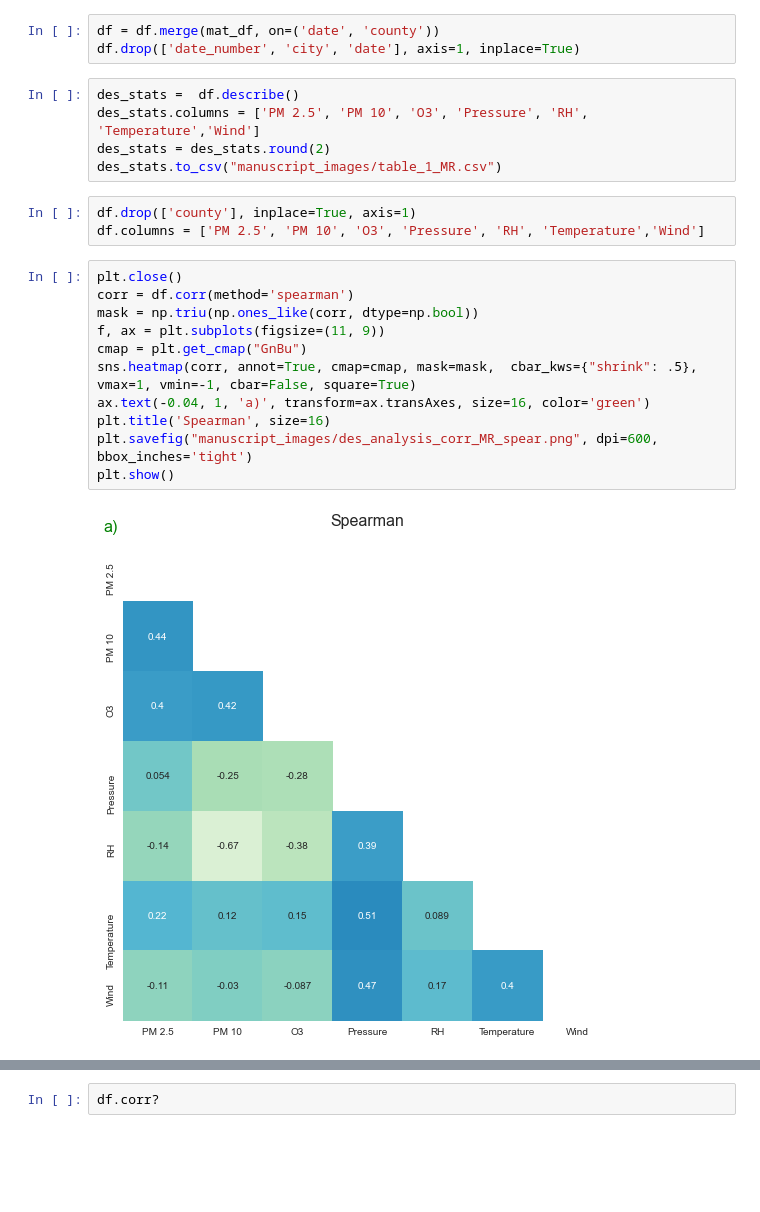
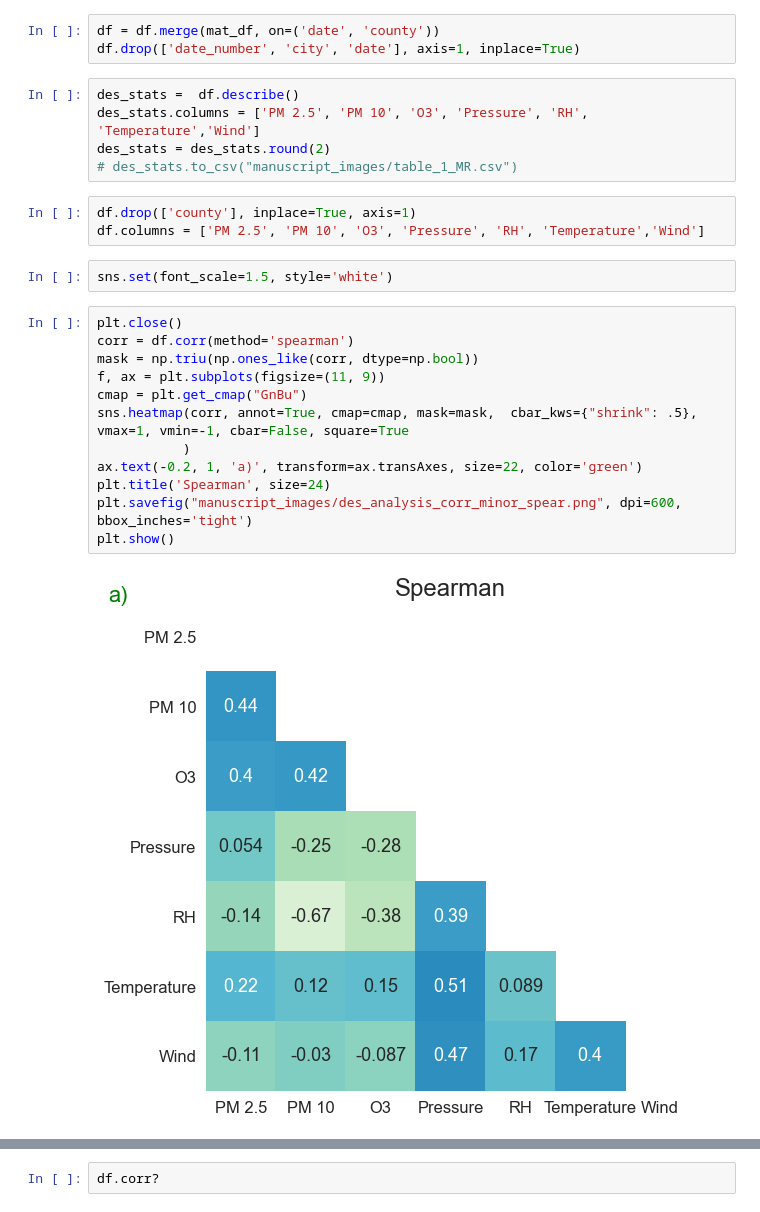
Before and after one commit to newtein/pollution_science, a Jupyter notebook: descriptive_analysis_MR.ipynb, the cells around one changed output, grey strips where cells are left out. Cells and saved outputs as stored; diff of their text form; blank space fills up the shorter version.

```diff
--- a/descriptive_analysis_MR.ipynb
+++ b/descriptive_analysis_MR.ipynb
@@ -84,23 +84,26 @@ df.drop(['date_number', 'city', 'date'], axis=1, inplace=True)
 des_stats =  df.describe()
 des_stats.columns = ['PM 2.5', 'PM 10', 'O3', 'Pressure', 'RH', 'Temperature','Wind']
 des_stats = des_stats.round(2)
-des_stats.to_csv("manuscript_images/table_1_MR.csv")
+# des_stats.to_csv("manuscript_images/table_1_MR.csv")
 # %%
 df.drop(['county'], inplace=True, axis=1)
 df.columns = ['PM 2.5', 'PM 10', 'O3', 'Pressure', 'RH', 'Temperature','Wind']
+# %%
+sns.set(font_scale=1.5, style='white')
 # %%
 plt.close()
 corr = df.corr(method='spearman')
 mask = np.triu(np.ones_like(corr, dtype=np.bool))
 f, ax = plt.subplots(figsize=(11, 9))
 cmap = plt.get_cmap("GnBu")
-sns.heatmap(corr, annot=True, cmap=cmap, mask=mask,  cbar_kws={"shrink": .5}, vmax=1, vmin=-1, cbar=False, square=True)
-ax.text(-0.04, 1, 'a)', transform=ax.transAxes, size=16, color='green')
-plt.title('Spearman', size=16)
-plt.savefig("manuscript_images/des_analysis_corr_MR_spear.png", dpi=600, bbox_inches='tight')
+sns.heatmap(corr, annot=True, cmap=cmap, mask=mask,  cbar_kws={"shrink": .5}, vmax=1, vmin=-1, cbar=False, square=True
+           )
+ax.text(-0.2, 1, 'a)', transform=ax.transAxes, size=22, color='green')
+plt.title('Spearman', size=24)
+plt.savefig("manuscript_images/des_analysis_corr_minor_spear.png", dpi=600, bbox_inches='tight')
 plt.show()
 # %% [output]
-[figure, old version]
+[figure, new version]
 # %%
 plt.close()
 corr = df.corr(method='kendall')
```
Also changed, not shown: parts of 2 cells of this notebook, 7 other files.
